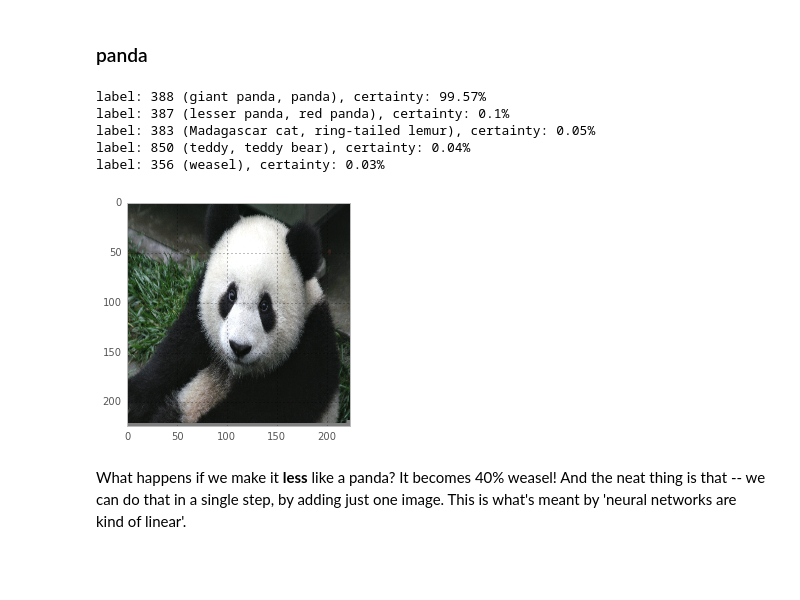
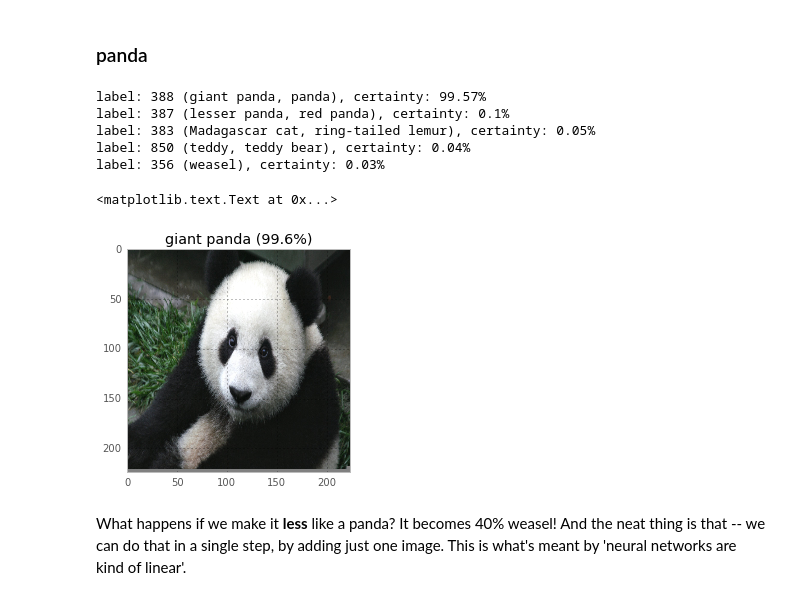
Before and after one commit to jvns/neural-nets-are-weird, a Jupyter notebook: notebooks/neural-nets-are-weird.ipynb, the cells around one changed output. Drawn from its saved outputs; the diff is of its cells as text; code cells hidden in the pictures; blank space fills up the shorter version.

```diff
--- a/notebooks/neural-nets-are-weird.ipynb
+++ b/notebooks/neural-nets-are-weird.ipynb
@@ -385,13 +385,15 @@ def trick(image, desired_output, n_steps=1):
 ### panda
 # %%
 _  = predict(panda_data, n_preds=5)
+plt.title("giant panda (99.6%)")
 # %% [output]
 label: 388 (giant panda, panda), certainty: 99.57%
 label: 387 (lesser panda, red panda), certainty: 0.1%
 label: 383 (Madagascar cat, ring-tailed lemur), certainty: 0.05%
 label: 850 (teddy, teddy bear), certainty: 0.04%
 label: 356 (weasel), certainty: 0.03%
+<matplotlib.text.Text at 0x...>
-[figure, old version]
+[figure, new version]
 # %% [markdown]
 What happens if we make it **less** like a panda? It becomes 40% weasel! And the neat thing is that -- we can do that in a single step, by adding just one image. This is what's meant by 'neural networks are kind of linear'.
 # %%
```
